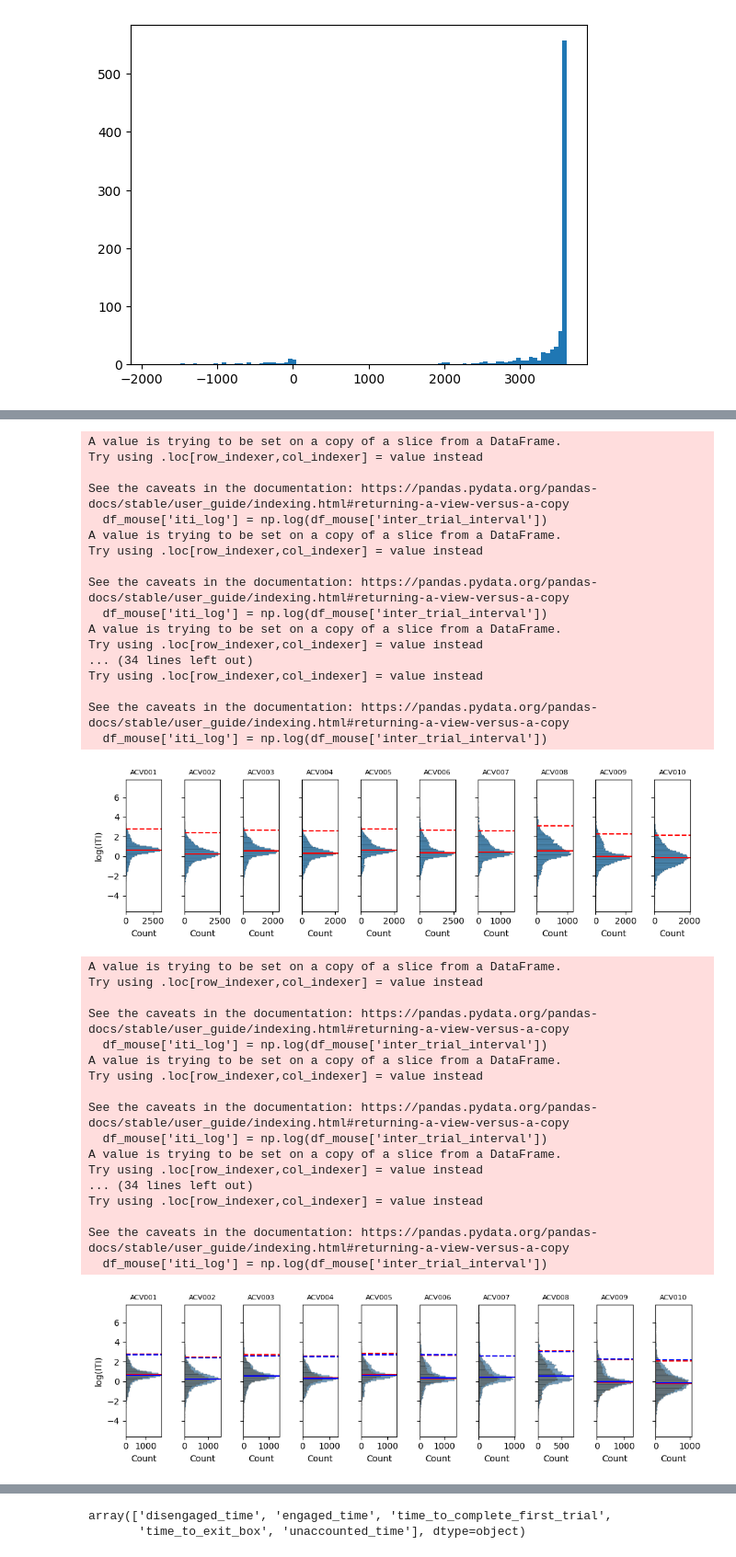
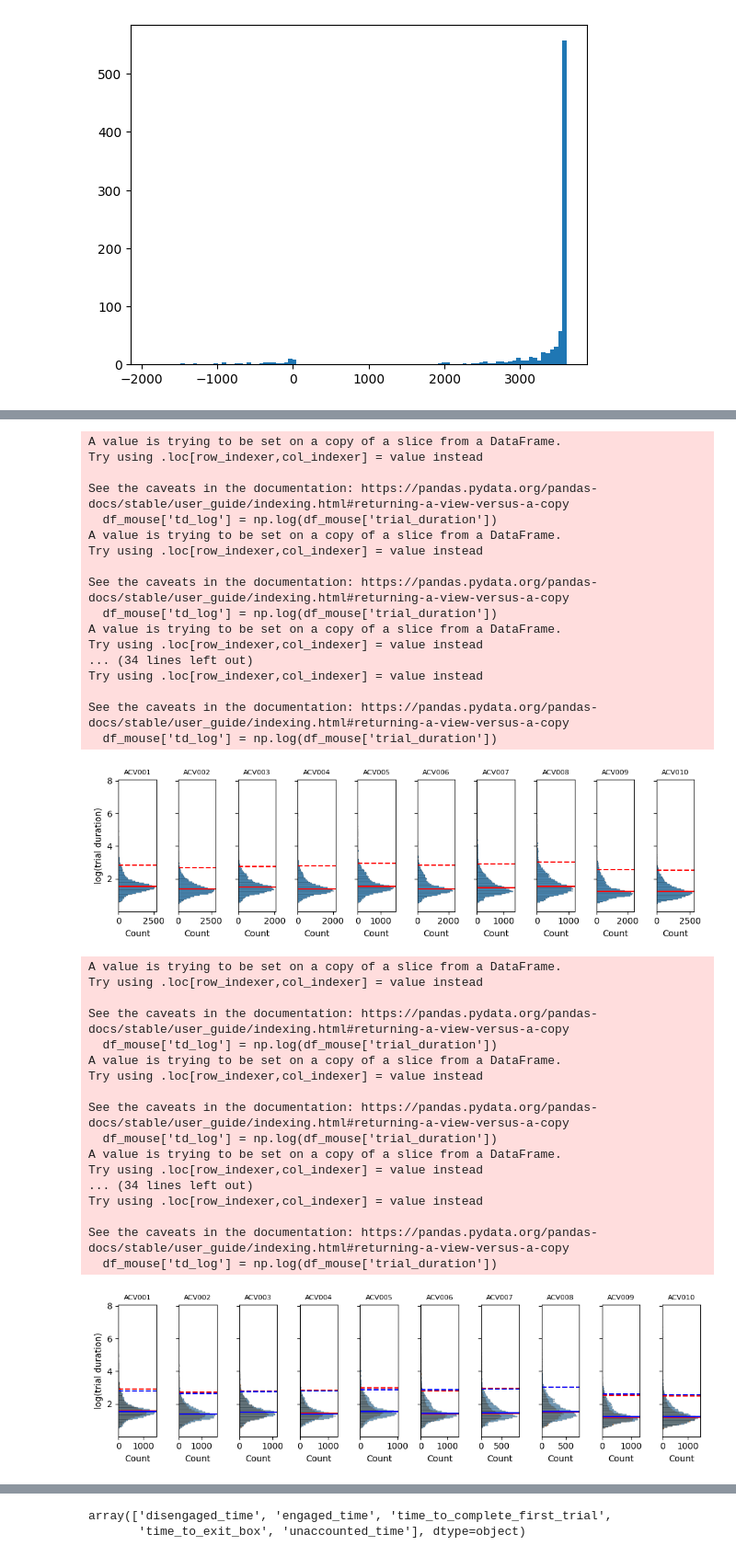
Before and after one commit to LearningCircuitsLab/behavior-analysis-notebooks, a Jupyter notebook: engagement_analysis.ipynb, the cells around one changed output, grey strips where cells are left out. Shown: that part at 92% size. Saved outputs shown, nothing was run; the diff lists cells and outputs as text; code cells hidden in the pictures.

```diff
--- a/engagement_analysis.ipynb
+++ b/engagement_analysis.ipynb
@@ -89,4 +97,7 @@ df2afc = df2afc[df2afc['performance_w'] > 75]
 ## ITI analysis
 # %%
 df2afc = dft.add_inter_trial_interval_column_to_df(df2afc)
+# %%
+# do it with trial duration
+df2afc = dft.add_trial_duration_column_to_df(df2afc)
 # %%
@@ -184,7 +195,7 @@ plt.show()
 [figure]
 # %%
 # add trial duration
-df_mouse = dft.add_trial_duration_column_to_df(df_mouse)
+# df_mouse = dft.add_trial_duration_column_to_df(df_mouse)
 # %%
 sns.histplot(data=df_mouse, x='trial_duration', bins=100, hue='engaged')
 plt.show()
@@ -358,16 +482,16 @@ fig, axs = plt.subplots(ncols=len(df2afc.subject.unique()), nrows=1, figsize=(10
 axs = axs.ravel()
 for i, subject in enumerate(df2afc.subject.unique()):
     df_mouse = df2afc[df2afc['subject'] == subject]
-    df_mouse['iti_log'] = np.log(df_mouse['inter_trial_interval'])
-    sns.histplot(data=df_mouse, y='iti_log', ax=axs[i], bins=100)
+    df_mouse['td_log'] = np.log(df_mouse['trial_duration'])
+    sns.histplot(data=df_mouse, y='td_log', ax=axs[i], bins=100)
     # horizontal line at the median
-    median_iti_log = df_mouse['iti_log'].median()
-    std_iti_log = df_mouse['iti_log'].std()
-    axs[i].axhline(median_iti_log, color='red', linestyle='-')
-    axs[i].axhline(median_iti_log + engagement_sd_criteria * std_iti_log, color='red', linestyle='--')
-    # axs[i].axhline(median_iti_log - engagement_sd_criteria * std_iti_log, color='red', linestyle='--')
+    median_td_log = df_mouse['td_log'].median()
+    std_td_log = df_mouse['td_log'].std()
+    axs[i].axhline(median_td_log, color='red', linestyle='-')
+    axs[i].axhline(median_td_log + engagement_sd_criteria * std_td_log, color='red', linestyle='--')
+    # axs[i].axhline(median_td_log - engagement_sd_criteria * std_td_log, color='red', linestyle='--')
     axs[i].set_title(subject, fontsize=8)
-    axs[i].set_ylabel('log(ITI)')
+    axs[i].set_ylabel('log(trial duration)')
 plt.tight_layout()
 plt.show()
 # %% [output]
@@ -375,20 +499,20 @@ A value is trying to be set on a copy of a slice from a DataFrame.
 Try using .loc[row_indexer,col_indexer] = value instead
 
 See the caveats in the documentation: https://pandas.pydata.org/pandas-docs/stable/user_guide/indexing.html#returning-a-view-versus-a-copy
-  df_mouse['iti_log'] = np.log(df_mouse['inter_trial_interval'])
+  df_mouse['td_log'] = np.log(df_mouse['trial_duration'])
 A value is trying to be set on a copy of a slice from a DataFrame.
 Try using .loc[row_indexer,col_indexer] = value instead
 
 See the caveats in the documentation: https://pandas.pydata.org/pandas-docs/stable/user_guide/indexing.html#returning-a-view-versus-a-copy
-  df_mouse['iti_log'] = np.log(df_mouse['inter_trial_interval'])
+  df_mouse['td_log'] = np.log(df_mouse['trial_duration'])
 A value is trying to be set on a copy of a slice from a DataFrame.
 Try using .loc[row_indexer,col_indexer] = value instead
 ... (34 lines left out)
 Try using .loc[row_indexer,col_indexer] = value instead
 
 See the caveats in the documentation: https://pandas.pydata.org/pandas-docs/stable/user_guide/indexing.html#returning-a-view-versus-a-copy
-  df_mouse['iti_log'] = np.log(df_mouse['inter_trial_interval'])
+  df_mouse['td_log'] = np.log(df_mouse['trial_duration'])
-[figure, old version]
+[figure, new version]
 # %%
 # TODO: check these differences per mouse between day and night
 def is_day_session(date: str) -> bool:
@@ -402,43 +526,43 @@ df2afc['day_session'] = df2afc['date'].apply(is_day_session)
 # %%
 fig, axs = plt.subplots(ncols=len(df2afc.subject.unique()), nrows=1, figsize=(10, 3), sharey=True)
 axs = axs.ravel()
 for i, subject in enumerate(df2afc.subject.unique()):
     df_mouse = df2afc[df2afc['subject'] == subject]
-    df_mouse['iti_log'] = np.log(df_mouse['inter_trial_interval'])
-    sns.histplot(data=df_mouse, y='iti_log', hue='day_session', ax=axs[i], bins=100)
+    df_mouse['td_log'] = np.log(df_mouse['trial_duration'])
+    sns.histplot(data=df_mouse, y='td_log', hue='day_session', ax=axs[i], bins=100)
     # horizontal line at the median
-    median_iti_log_day = df_mouse[df_mouse['day_session']]['iti_log'].median()
-    median_iti_log_night = df_mouse[~df_mouse['day_session']]['iti_log'].median()
-    std_iti_log_day = df_mouse[df_mouse['day_session']]['iti_log'].std()
-    std_iti_log_night = df_mouse[~df_mouse['day_session']]['iti_log'].std()
-    axs[i].axhline(median_iti_log_day, color='red', linestyle='-')
-    axs[i].axhline(median_iti_log_day + engagement_sd_criteria * std_iti_log_day, color='red', linestyle='--')
-    axs[i].axhline(median_iti_log_night, color='blue', linestyle='-')
-    axs[i].axhline(median_iti_log_night + engagement_sd_criteria * std_iti_log_night, color='blue', linestyle='--')
+    median_td_log_day = df_mouse[df_mouse['day_session']]['td_log'].median()
+    median_td_log_night = df_mouse[~df_mouse['day_session']]['td_log'].median()
+    std_td_log_day = df_mouse[df_mouse['day_session']]['td_log'].std()
+    std_td_log_night = df_mouse[~df_mouse['day_session']]['td_log'].std()
+    axs[i].axhline(median_td_log_day, color='red', linestyle='-')
+    axs[i].axhline(median_td_log_day + engagement_sd_criteria * std_td_log_day, color='red', linestyle='--')
+    axs[i].axhline(median_td_log_night, color='blue', linestyle='-')
+    axs[i].axhline(median_td_log_night + engagement_sd_criteria * std_td_log_night, color='blue', linestyle='--')
     axs[i].set_title(subject, fontsize=8)
-    axs[i].set_ylabel('log(ITI)')
+    axs[i].set_ylabel('log(trial duration)')
     # remove legend
     axs[i].get_legend().remove()
 
 plt.tight_layout()
 plt.show()
 # %% [output]
 A value is trying to be set on a copy of a slice from a DataFrame.
 Try using .loc[row_indexer,col_indexer] = value instead
 
 See the caveats in the documentation: https://pandas.pydata.org/pandas-docs/stable/user_guide/indexing.html#returning-a-view-versus-a-copy
-  df_mouse['iti_log'] = np.log(df_mouse['inter_trial_interval'])
+  df_mouse['td_log'] = np.log(df_mouse['trial_duration'])
 A value is trying to be set on a copy of a slice from a DataFrame.
 Try using .loc[row_indexer,col_indexer] = value instead
 
 See the caveats in the documentation: https://pandas.pydata.org/pandas-docs/stable/user_guide/indexing.html#returning-a-view-versus-a-copy
-  df_mouse['iti_log'] = np.log(df_mouse['inter_trial_interval'])
+  df_mouse['td_log'] = np.log(df_mouse['trial_duration'])
 A value is trying to be set on a copy of a slice from a DataFrame.
 Try using .loc[row_indexer,col_indexer] = value instead
 ... (34 lines left out)
 Try using .loc[row_indexer,col_indexer] = value instead
 
 See the caveats in the documentation: https://pandas.pydata.org/pandas-docs/stable/user_guide/indexing.html#returning-a-view-versus-a-copy
-  df_mouse['iti_log'] = np.log(df_mouse['inter_trial_interval'])
+  df_mouse['td_log'] = np.log(df_mouse['trial_duration'])
-[figure, old version]
+[figure, new version]
 # %%
```
Also changed, not shown: parts of 38 cells of this notebook, 16 other files.
